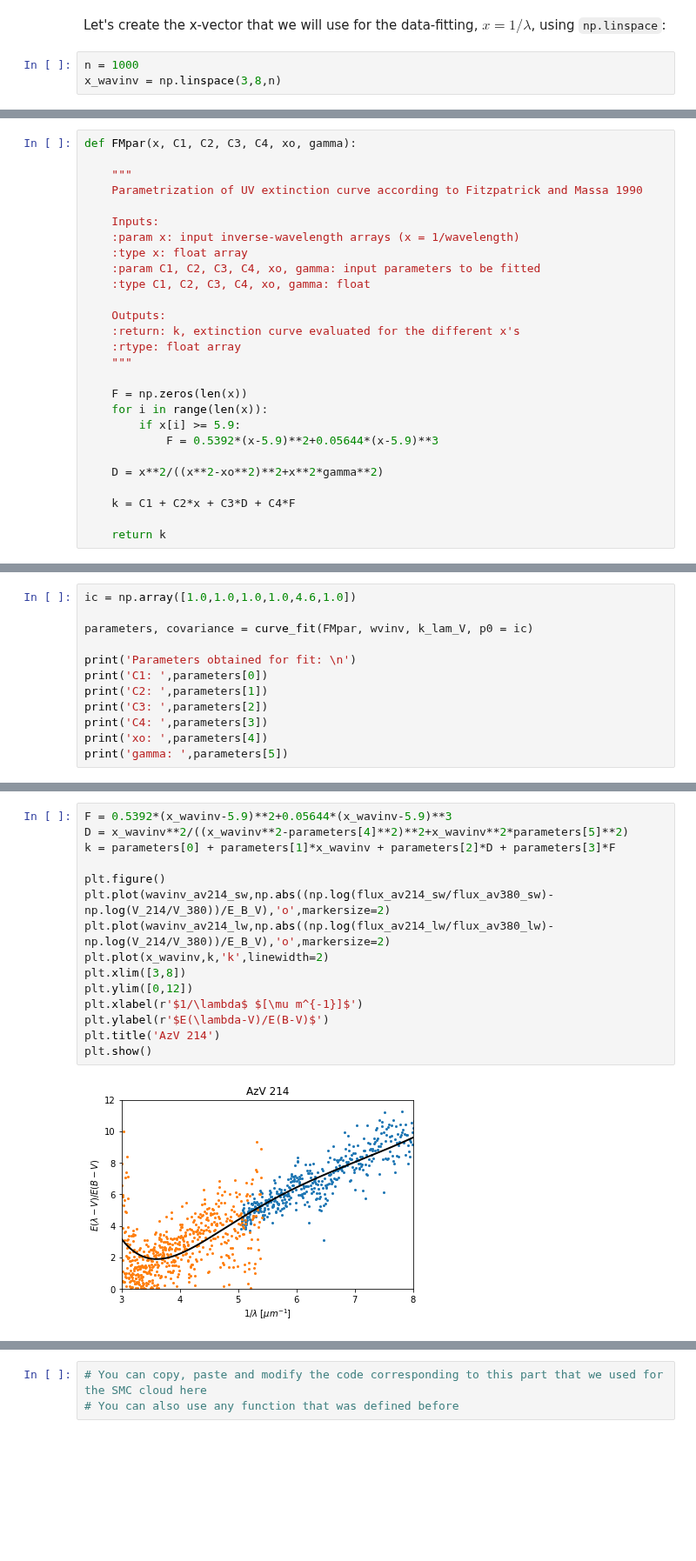
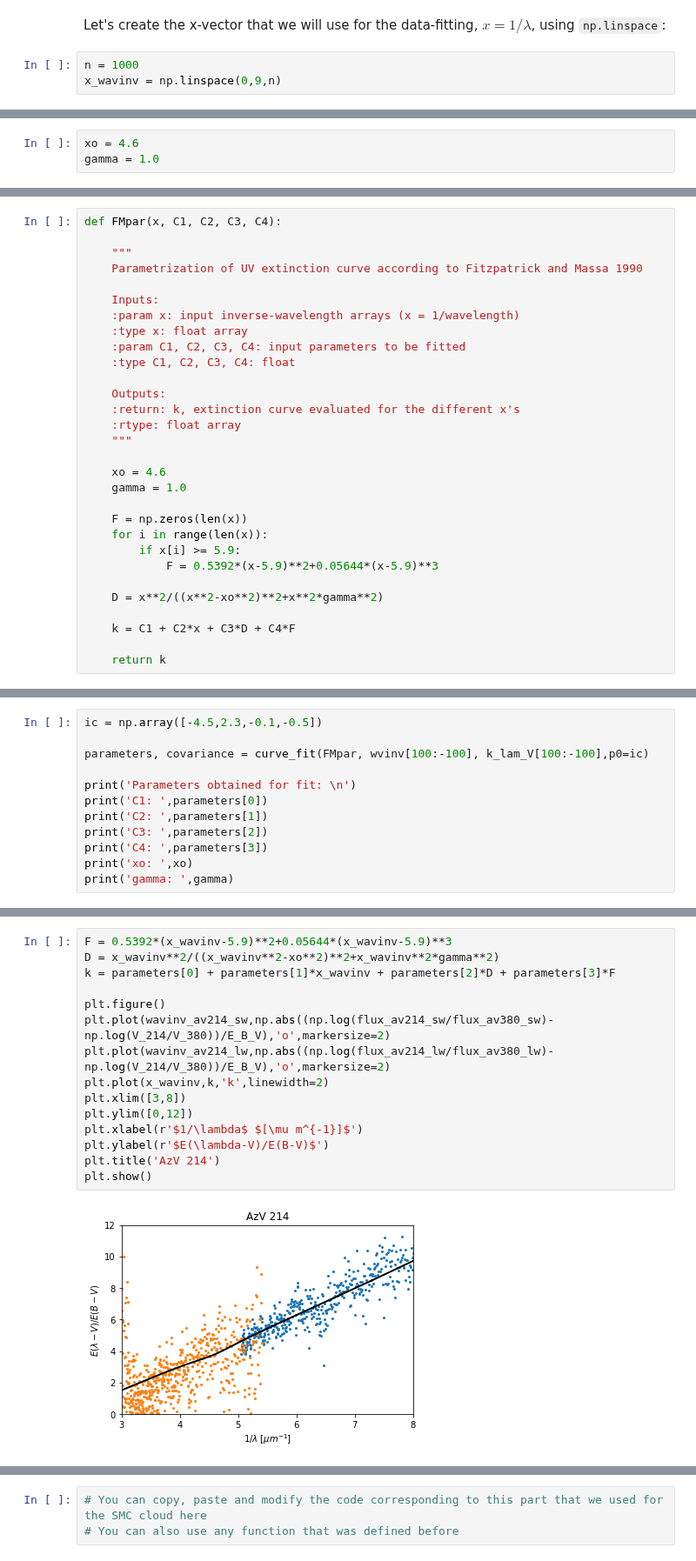
Before and after one commit to ScienceBetter/notebooks-stsci, a Jupyter notebook: exploring_UV_extinction_curves_pt2/Exploring_UV_extinction_curves_pt2.ipynb, the cells around one changed output, grey strips where cells are left out. Shown at 87% size. Saved outputs shown, nothing was run; the diff lists cells and outputs as text; blank space fills up the shorter version.

```diff
--- a/exploring_UV_extinction_curves_pt2/Exploring_UV_extinction_curves_pt2.ipynb
+++ b/exploring_UV_extinction_curves_pt2/Exploring_UV_extinction_curves_pt2.ipynb
@@ -190,6 +190,6 @@ k_lam_V = np.concatenate((np.abs((np.log(flux_av214_lw/flux_av380_lw)-np.log(V_2
 Let's create the x-vector that we will use for the data-fitting, _$x = 1/\lambda$_, using `np.linspace`:
 # %%
 n = 1000
-x_wavinv = np.linspace(3,8,n)
+x_wavinv = np.linspace(0,9,n)
 # %% [markdown]
 Now, let's parametrize the curve according to the FM parametrization as presented in
@@ -196,0 +197,3 @@ Now, let's parametrize the curve according to the FM parametrization as presente
+# %%
+xo = 4.6
+gamma = 1.0
@@ -197,5 +202,5 @@ Now, let's parametrize the curve according to the FM parametrization as presente
 # %%
-def FMpar(x, C1, C2, C3, C4, xo, gamma):
+def FMpar(x, C1, C2, C3, C4):
 
     """
     Parametrization of UV extinction curve according to Fitzpatrick and Massa 1990
@@ -203,13 +208,16 @@ def FMpar(x, C1, C2, C3, C4, xo, gamma):
     Inputs:
     :param x: input inverse-wavelength arrays (x = 1/wavelength)
     :type x: float array
-    :param C1, C2, C3, C4, xo, gamma: input parameters to be fitted
-    :type C1, C2, C3, C4, xo, gamma: float
+    :param C1, C2, C3, C4: input parameters to be fitted
+    :type C1, C2, C3, C4: float
 
     Outputs:
     :return: k, extinction curve evaluated for the different x's
     :rtype: float array
     """
+
+    xo = 4.6
+    gamma = 1.0
 
     F = np.zeros(len(x))
     for i in range(len(x)):
@@ -226,15 +234,15 @@ Some initial conditions can be found in <a href="https://ui.adsabs.harvard.edu/a
 # %%
-ic = np.array([1.0,1.0,1.0,1.0,4.6,1.0])
+ic = np.array([-4.5,2.3,-0.1,-0.5])
 
-parameters, covariance = curve_fit(FMpar, wvinv, k_lam_V, p0 = ic)
+parameters, covariance = curve_fit(FMpar, wvinv[100:-100], k_lam_V[100:-100],p0=ic)
 
 print('Parameters obtained for fit: \n')
 print('C1: ',parameters[0])
 print('C2: ',parameters[1])
 print('C3: ',parameters[2])
 print('C4: ',parameters[3])
-print('xo: ',parameters[4])
-print('gamma: ',parameters[5])
+print('xo: ',xo)
+print('gamma: ',gamma)
 # %% [output]
 Parameters obtained for fit:
 
@@ -247,18 +257,18 @@ gamma:  -5.0738755237565405
 # %%
 F = 0.5392*(x_wavinv-5.9)**2+0.05644*(x_wavinv-5.9)**3
-D = x_wavinv**2/((x_wavinv**2-parameters[4]**2)**2+x_wavinv**2*parameters[5]**2)
+D = x_wavinv**2/((x_wavinv**2-xo**2)**2+x_wavinv**2*gamma**2)
 k = parameters[0] + parameters[1]*x_wavinv + parameters[2]*D + parameters[3]*F
 
 plt.figure()
 plt.plot(wavinv_av214_sw,np.abs((np.log(flux_av214_sw/flux_av380_sw)-np.log(V_214/V_380))/E_B_V),'o',markersize=2)
 plt.plot(wavinv_av214_lw,np.abs((np.log(flux_av214_lw/flux_av380_lw)-np.log(V_214/V_380))/E_B_V),'o',markersize=2)
 plt.plot(x_wavinv,k,'k',linewidth=2)
 plt.xlim([3,8])
 plt.ylim([0,12])
 plt.xlabel(r'$1/\lambda$ $[\mu m^{-1}]$')
 plt.ylabel(r'$E(\lambda-V)/E(B-V)$')
 plt.title('AzV 214')
 plt.show()
 # %% [output]
-[figure, old version]
+[figure, new version]
 # %% [markdown]
```
Also changed, not shown: parts of 7 cells of this notebook.
